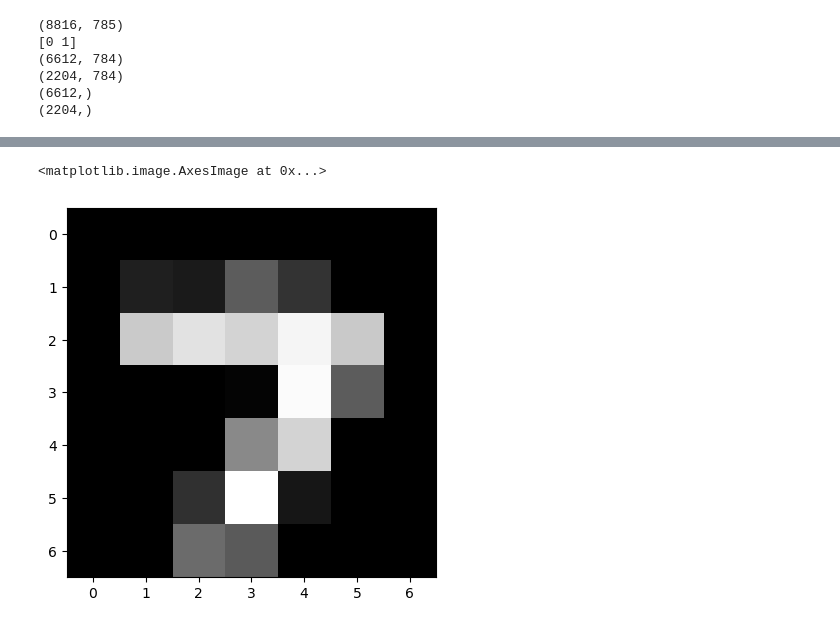
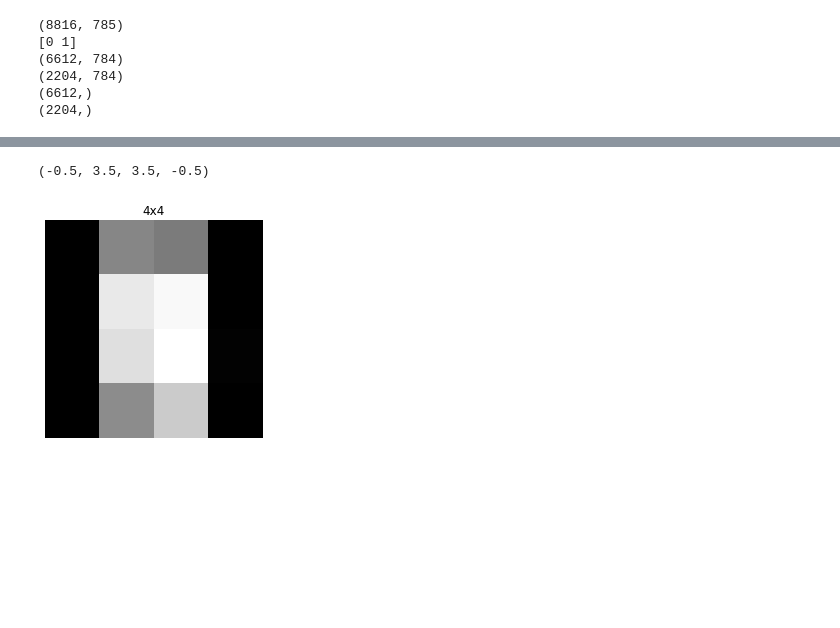
Before and after one commit to wildlyons99/senior_design, a Jupyter notebook: perceptron/Binary Digit Classification with Single Layer Perceptron.ipynb, the cells around one changed output, grey strips where cells are left out. Cells and saved outputs as stored; diff of their text form; code cells hidden in the pictures; blank space fills up the shorter version.

```diff
--- a/perceptron/Binary Digit Classification with Single Layer Perceptron.ipynb
+++ b/perceptron/Binary Digit Classification with Single Layer Perceptron.ipynb
@@ -179,10 +189,12 @@ plt.imshow(x_train[205].reshape([28, 28]), cmap='Greys_r')
 # %%
-resolution = 7 # 4x4 image resolution
+resolution = 4 # 4x4 image resolution
 x_train_shrunk = shrinkdata(x_train, resolution)
 x_test_shrunk = shrinkdata(x_test, resolution)
 
-plt.imshow(x_train_shrunk[205].reshape([resolution, resolution]), cmap='Greys_r')
+plt.imshow(x_train_shrunk[1].reshape([resolution, resolution]), cmap='Greys_r')
+plt.title("{}x{}".format(resolution, resolution))
+plt.axis('off')
 # %% [output]
-<matplotlib.image.AxesImage at 0x...>
+(-0.5, 3.5, 3.5, -0.5)
-[figure, old version]
+[figure, new version]
 # %%
```
Also changed, not shown: parts of 9 cells of this notebook, 2 other files.
